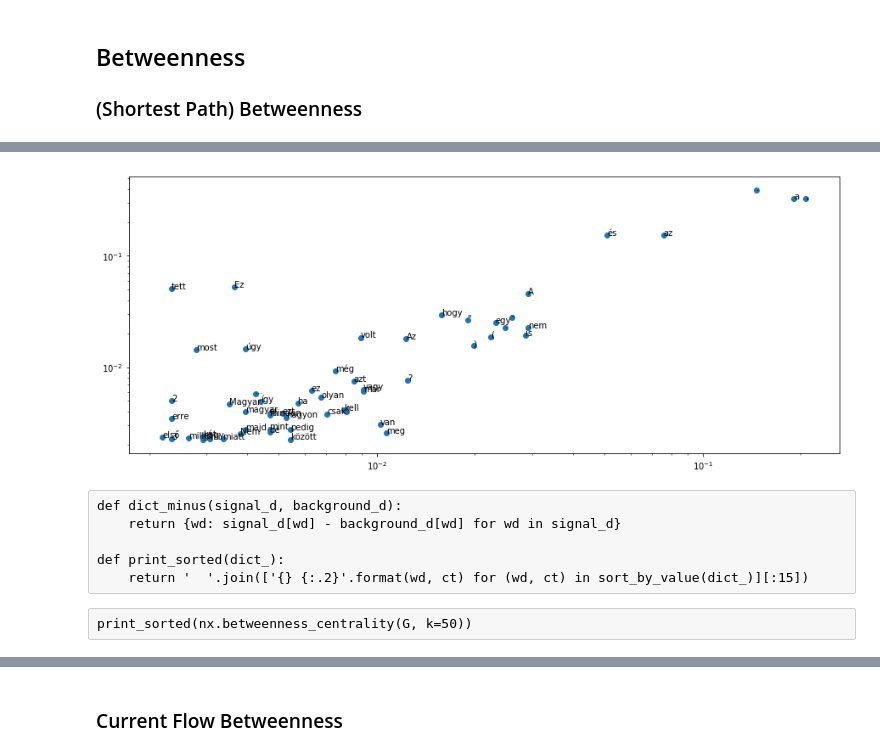
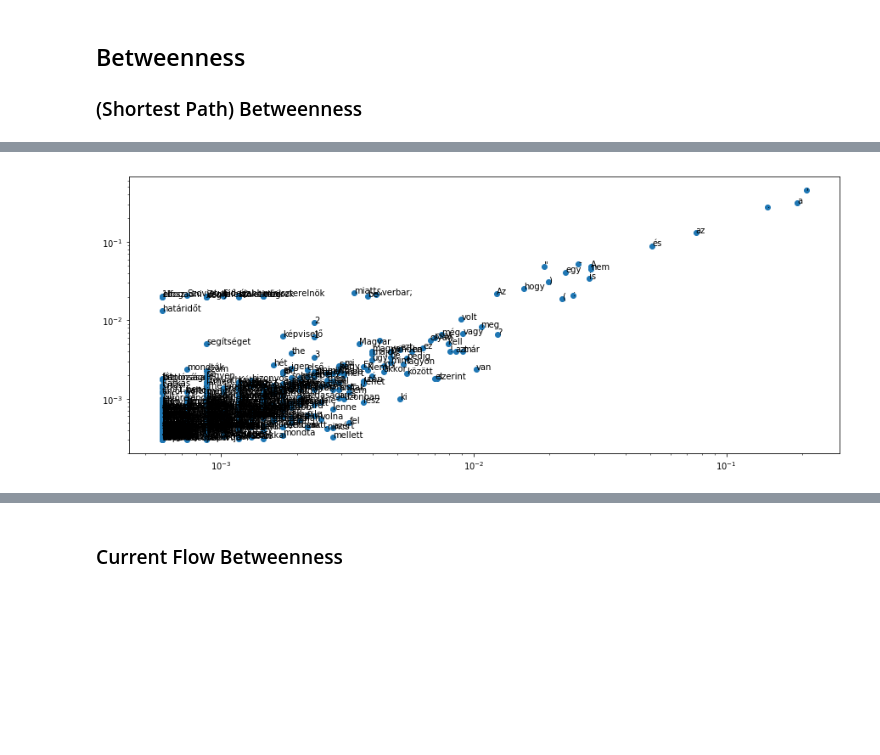
Before and after one commit to makrai/TextBetweenness, a Jupyter notebook: networkit_notebooks/NetworKit_UserGuide.ipynb, the cells around one changed output, grey strips where cells are left out. Drawn from its saved outputs; the diff is of its cells as text; code cells hidden in the pictures; blank space fills up the shorter version.

```diff
--- a/networkit_notebooks/NetworKit_UserGuide.ipynb
+++ b/networkit_notebooks/NetworKit_UserGuide.ipynb
@@ -335,13 +335,24 @@ nx.edge_dfs(G,[, source, orientation])
 G.number_of_nodes()
 # %%
 def head(dict_):
-    items = sort_by_value(dict_)[:100]
+    items = sort_by_value(dict_)[:1000]
     keys, _ = zip(*items)
     return keys, dict(items)
+# %%
+def plot_against_degree(cent):
+    ws_dg, dgr = head(nx.degree_centrality(G))
+    ws_bt, btw = head(cent)
+    ws = [w for w in ws_dg if w in ws_bt]
+    plt.xscale('log')
+    plt.yscale('log')
+    plt.scatter(
+        [dgr[wd] for wd in ws],
+        [btw[wd] for wd in ws])
+    for wd in ws:
+        plt.annotate(wd, (dgr[wd], btw[wd]))
 # %%
-samp_siz = 20
+samp_siz = 50
 logging.info(samp_siz)
-ws_dg, dgr = head(nx.degree_centrality(G))
-ws_bt, btw = head(nx.betweenness_centrality(G, samp_siz, normalized=True, weight=None))
-ws = [w for w in ws_dg if w in ws_bt]
+plot_against_degree(nx.betweenness_centrality(
+    G, samp_siz, normalized=True))
 # %% [output]
@@ -349,18 +360 @@ ws = [w for w in ws_dg if w in ws_bt]
+[figure, added]
-# %%
-plt.xscale('log')
-plt.yscale('log')
-plt.scatter(
-    [dgr[wd] for wd in ws],
-    [btw[wd] for wd in ws])
-for wd in ws:
-    plt.annotate(wd, (dgr[wd], btw[wd]))
-# %% [output]
-[figure, removed]
-# %% [raw]
-def dict_minus(signal_d, background_d):
-    return {wd: signal_d[wd] - background_d[wd] for wd in signal_d}
-
-def print_sorted(dict_):
-    return '  '.join(['{} {:.2}'.format(wd, ct) for (wd, ct) in sort_by_value(dict_)][:15])
-# %% [raw]
-print_sorted(nx.betweenness_centrality(G, k=50))
```
Also changed, not shown: parts of 93 cells of this notebook.
